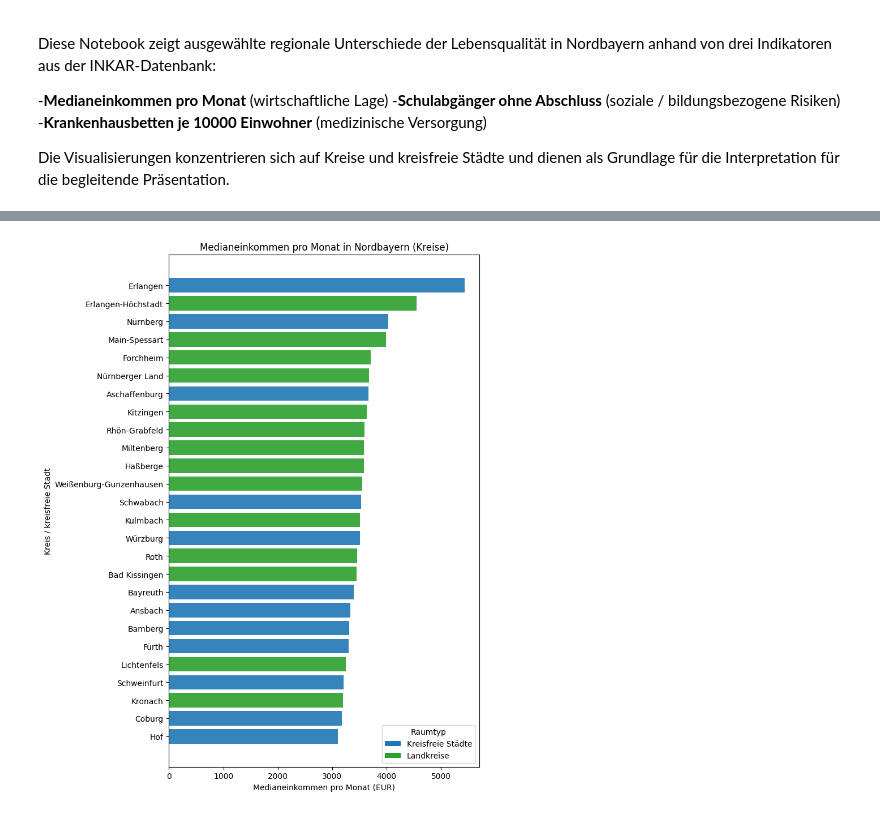
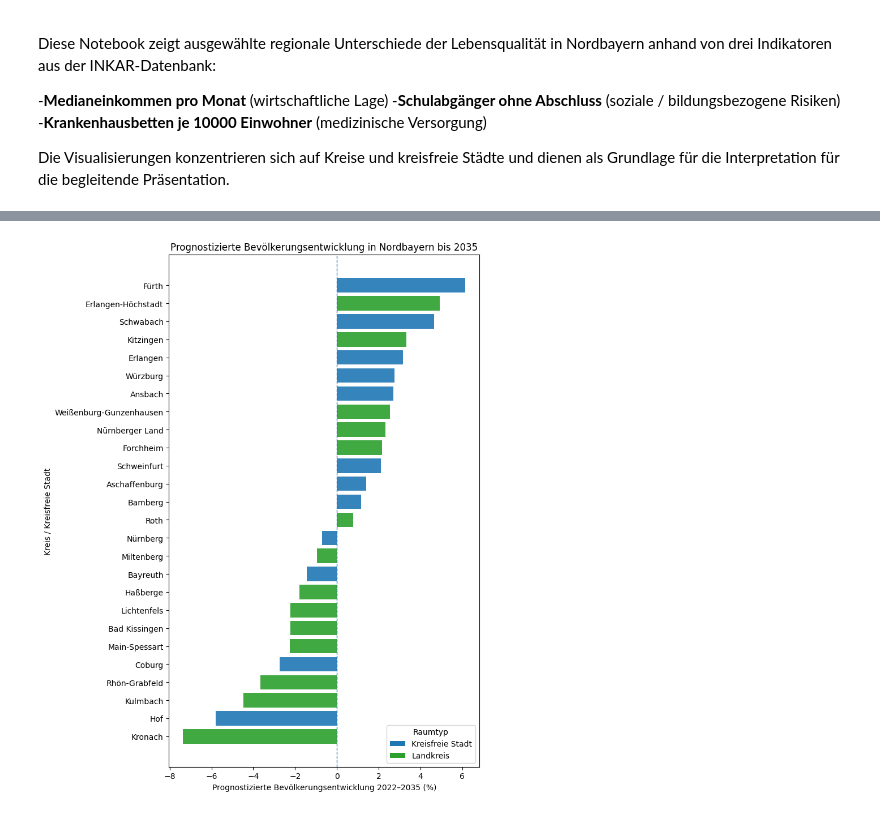
Before and after one commit to NLaubner/datenvisualisierung, a Jupyter notebook: notebooks/notebook.ipynb, the cells around one changed output, grey strips where cells are left out. Drawn from its saved outputs; the diff is of its cells as text; code cells hidden in the pictures.

```diff
--- a/notebooks/notebook.ipynb
+++ b/notebooks/notebook.ipynb
@@ -68,0 +40,14 @@ df_income_nb_sorted = df_income_nb.sort_values("Medianeinkommen", ascending=True
+# %%
+import pandas as pd
+import matplotlib.pyplot as plt
+from matplotlib.patches import Patch
+import re
+
+def normalize_kreis(name: str) -> str:
+    """Normalize district/city names so different sources can be merged safely."""
+    if pd.isna(name):
+        return name
+    n = str(name).strip()
+    # unify Landkreis notation: "X, Landkreis" -> "X"
+    n = re.sub(r",\s*Landkreis$", "", n)
+    return n
@@ -69,37 +86,30 @@ df_income_nb_sorted = df_income_nb.sort_values("Medianeinkommen", ascending=True
 # %%
-from matplotlib.patches import Patch
+colors = [
+    "#1f77b4" if rt == "Kreisfreie Stadt" else "#2ca02c"
+    for rt in df_pop_nb_sorted["Raumtyp"]
+]
 
 plt.figure(figsize=(8, 10))
 
-colors = df_income_nb_sorted["Raumtyp"].map({
-    "Kreisfreie Stadt": "#1f77b4",  # blau
-    "Landkreis": "#2ca02c"          # grün
-})
-
 plt.barh(
-    df_income_nb_sorted["Kreis"],
-    df_income_nb_sorted["Medianeinkommen"],
+    df_pop_nb_sorted["Kreis"],
+    df_pop_nb_sorted["Bev_Prognose_2022_2035"],
     color=colors,
     alpha=0.9
 )
 
-plt.xlabel("Medianeinkommen pro Monat (EUR)")
-plt.ylabel("Kreis / kreisfreie Stadt")
-plt.title("Medianeinkommen pro Monat in Nordbayern (Kreise)")
+plt.axvline(0, linestyle="--", linewidth=1)
+plt.xlabel("Prognostizierte Bevölkerungsentwicklung 2022–2035 (%)")
+plt.ylabel("Kreis / Kreisfreie Stadt")
+plt.title("Prognostizierte Bevölkerungsentwicklung in Nordbayern bis 2035")
 
-# 👇 EXPLIZITE Legende
 legend_elements = [
-    Patch(facecolor="#1f77b4", label="Kreisfreie Städte"),
-    Patch(facecolor="#2ca02c", label="Landkreise")
+    Patch(facecolor="#1f77b4", label="Kreisfreie Stadt"),
+    Patch(facecolor="#2ca02c", label="Landkreis")
 ]
-
-plt.legend(
-    handles=legend_elements,
-    title="Raumtyp",
-    loc="lower right"
-)
+plt.legend(handles=legend_elements, title="Raumtyp", loc="lower right")
 
 plt.tight_layout()
 plt.show()
 # %% [output]
-[figure, old version]
+[figure, new version]
```
Also changed, not shown: parts of 11 cells of this notebook, 7 other files.
